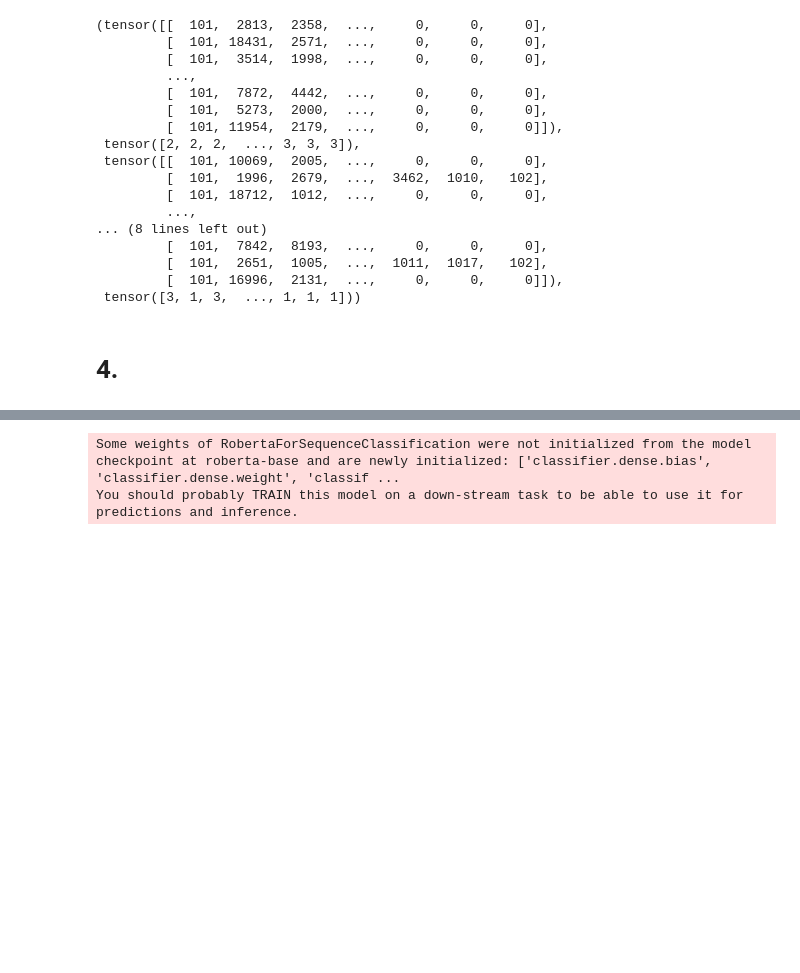
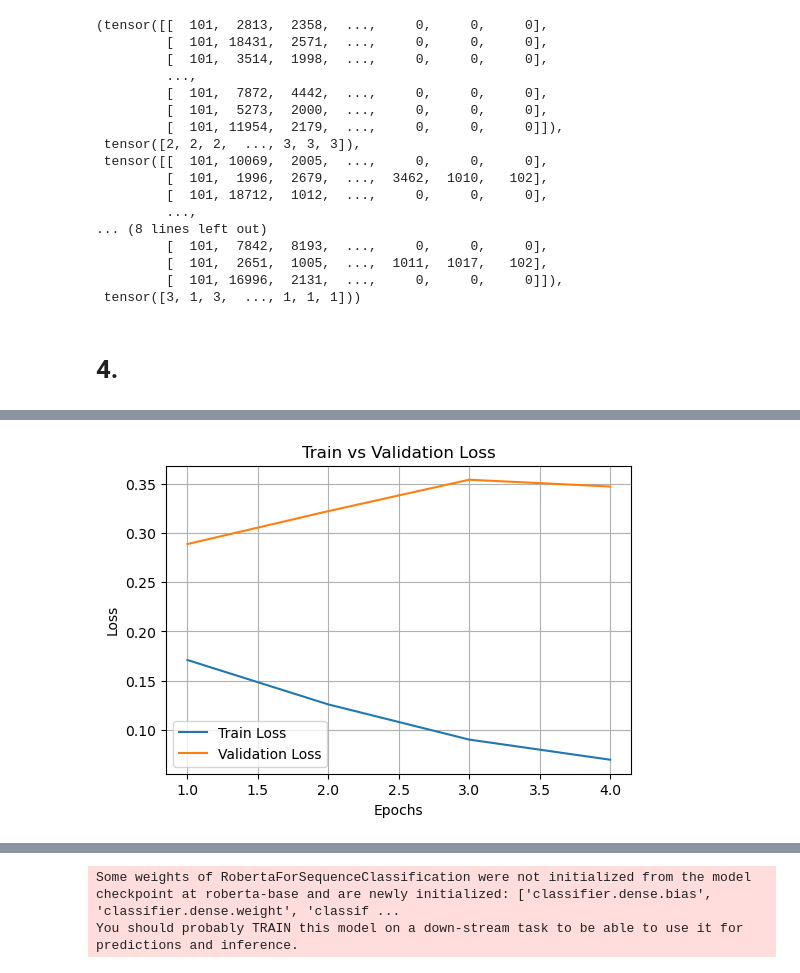
Before and after one commit to VuongLeBinhDuong/ML_DM, a Jupyter notebook: ml-dm-project.ipynb, the cells around one changed output, grey strips where cells are left out. Drawn from its saved outputs; the diff is of its cells as text; code cells hidden in the pictures; blank space fills up the shorter version.

```diff
--- a/ml-dm-project.ipynb
+++ b/ml-dm-project.ipynb
@@ -432,7 +455,7 @@ class TextDataset(Dataset):
     def __getitem__(self, idx):
         return self.inputs[idx], self.labels[idx]
 # %%
-batch_size = 32
+batch_size = 16
 # %%
 train_dataset = TextDataset(x_train, y_train)
 val_dataset = TextDataset(x_val, y_val)
@@ -560,0 +599,17 @@ plt.show()
+# %%
+class PositionalEncoding(nn.Module):
+    def __init__(self, d_model, max_len=5000):
+        super(PositionalEncoding, self).__init__()
+        pe = torch.zeros(max_len, d_model)
+        position = torch.arange(0, max_len, dtype=torch.float).unsqueeze(1)
+        div_term = torch.exp(torch.arange(0, d_model, 2).float() * (-math.log(10000.0) / d_model))
+        pe[:, 0::2] = torch.sin(position * div_term)
+        pe[:, 1::2] = torch.cos(position * div_term)
+        pe = pe.unsqueeze(0)  # Shape: (1, max_len, d_model)
+        self.register_buffer('pe', pe)
+
+    def forward(self, x):
+        # x: (batch_size, seq_len, d_model)
+        pe = self.pe[:, :x.size(1), :].to(device=x.device).detach()
+        x = x + pe
+        return x
@@ -560,0 +652,8 @@ plt.show()
+# %%
+def create_model(vocab_size, embd_dim = 64, nhead = 4, num_encoder_layers = 2, num_classes = 4, max_len = 64, dropout = 0.25):
+    model = TransformerClassification(vocab_size, embd_dim, nhead, num_encoder_layers, num_classes, max_len, dropout)
+    return model
+# %%
+transformer = create_model(vocab_size, embd_dim, nhead = 4, num_encoder_layers = 2, num_classes = 4, max_len = 64, dropout = 0.25).to(device)
+optimizer = torch.optim.AdamW(transformer.parameters(), lr = 1e-3, weight_decay=1e-4)
+criterion = torch.nn.CrossEntropyLoss().to(device)
@@ -560,0 +706,12 @@ plt.show()
+# %%
+plt.figure(figsize=(6, 4))
+plt.plot(range(1, len(train_losses) + 1), train_losses, label="Train Loss")
+plt.plot(range(1, len(val_losses) + 1), val_losses, label="Validation Loss")
+plt.xlabel("Epochs")
+plt.ylabel("Loss")
+plt.title("Train vs Validation Loss")
+plt.legend()
+plt.grid()
+plt.show()
+# %% [output]
+[figure, added]
```
Also changed, not shown: parts of 19 cells of this notebook.
